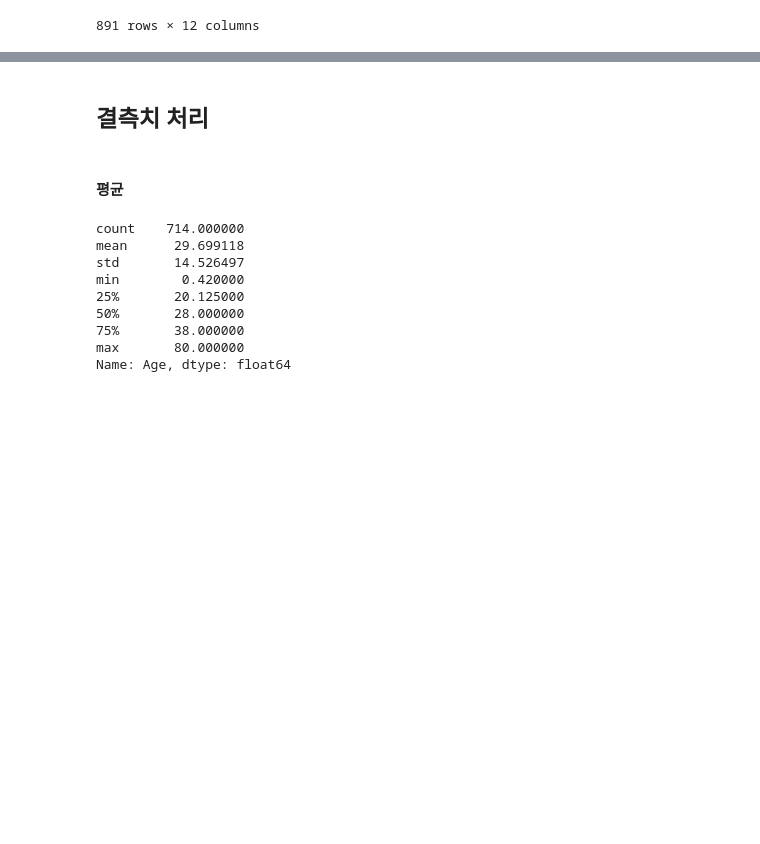
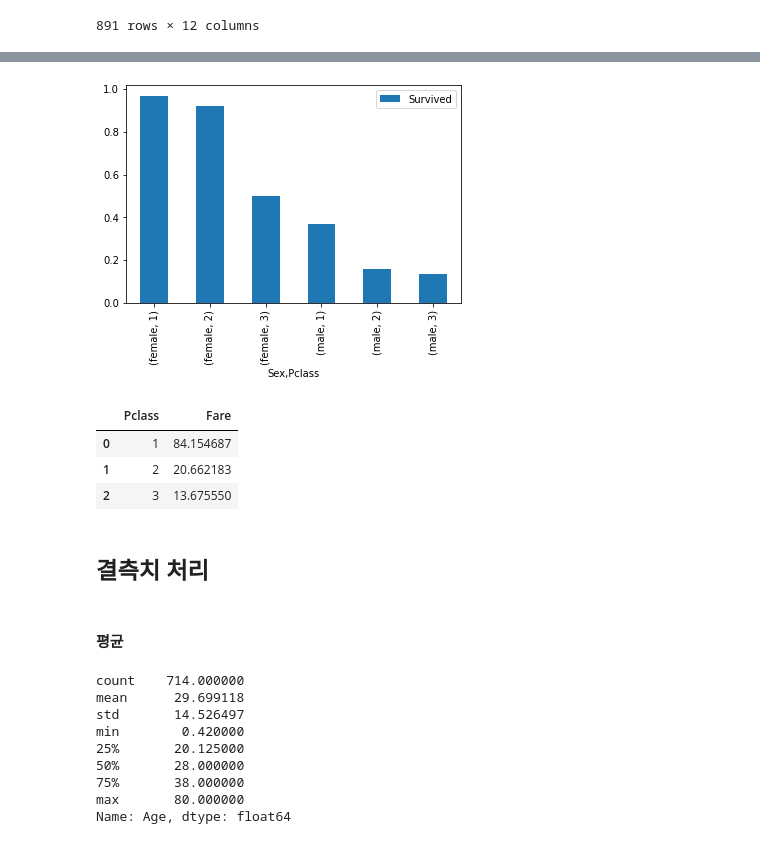
Before and after one commit to khoooo/P2, a Jupyter notebook: 데이터 전처리.ipynb, the cells around one changed output, grey strips where cells are left out. Cells and saved outputs as stored; diff of their text form; code cells hidden in the pictures; blank space fills up the shorter version.

```diff
--- a/데이터 전처리.ipynb
+++ b/데이터 전처리.ipynb
@@ -105,0 +148,3 @@ data_co.head(15)
+# %%
+tmp = data.groupby(['Sex', 'Pclass'])[['Survived']].mean()
+tmp
@@ -106,3 +160,17 @@ data_co.head(15)
+# %%
+tmp.plot.bar()
+plt.show()
+# %% [output]
+[figure, added]
+# %%
+# Pclass별 Fare의 평균
+
+data.groupby('Pclass', as_index=False)[['Fare']].mean()
+# %% [output]
+|  | Pclass | Fare |
+| 0 | 1 | 84.154687 |
+| 1 | 2 | 20.662183 |
+| 2 | 3 | 13.675550 |
 # %% [markdown]
 ## 결측치 처리
 # %% [markdown]
```
Also changed, not shown: parts of 8 cells of this notebook.
